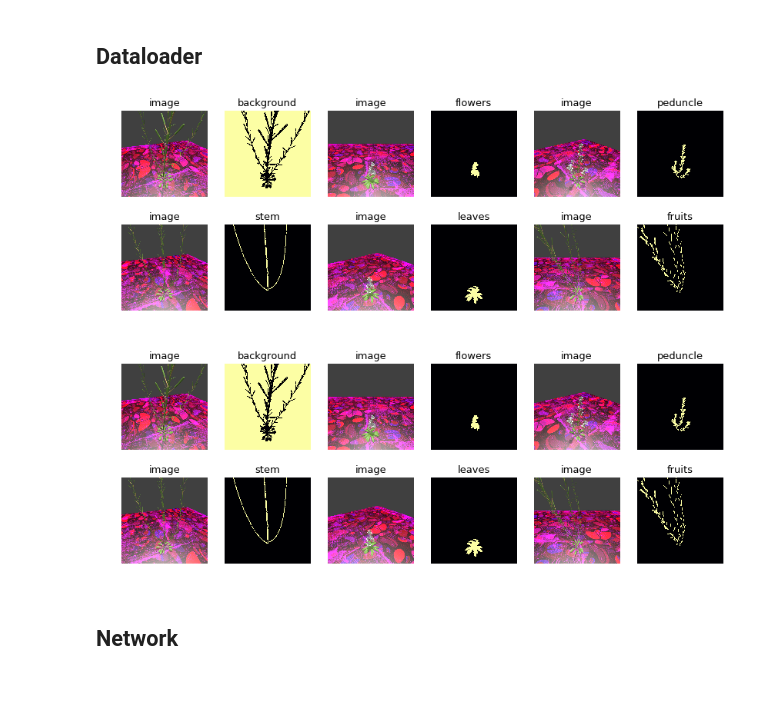
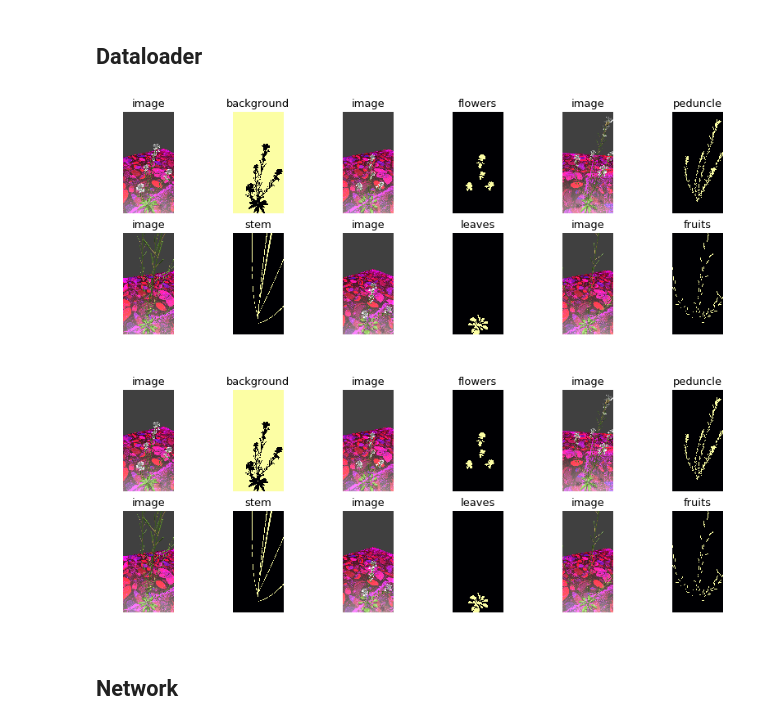
Before and after one commit to romi/romiseg, a Jupyter notebook: Unet Segmentation.ipynb, the cells around one changed output. Cells and saved outputs as stored; diff of their text form; code cells hidden in the pictures; blank space fills up the shorter version.

```diff
--- a/Unet Segmentation.ipynb
+++ b/Unet Segmentation.ipynb
@@ -39,44 +42,46 @@ def reverse_transform(inp):
 # %%
-B = 6
-labels_names = ['background', 'flowers', 'peduncle', 'stem', 'leaves', 'fruits']
+
 
 image_paths, target_paths = init_set('train')
+#image_paths = np.sort(glob.glob("segmentation_arabidopsis/arabidopsis999/images/*.png"))
+#target_paths = np.sort(glob.glob("segmentation_arabidopsis/arabidopsis999/labels/*.png"))
 
 
 
 trans = transforms.Compose([
-    transforms.CenterCrop((448, 448)),
+    #transforms.Resize((448, 896)),
+    transforms.CenterCrop((896, 448)),
     transforms.ToTensor(),
     #transforms.Normalize([0.485, 0.456, 0.406], [0.229, 0.224, 0.225]) # imagenet
 ])
 
 
 train_dataset = CustomDataset(image_paths, target_paths, transform = trans)
 train_loader = torch.utils.data.DataLoader(train_dataset, batch_size=B, shuffle=True, num_workers=1)
 
 images, label = next(iter(train_loader))
 
 #plot 4 images to visualize the data
 images_tot = []
 titles_tot = []
 for i in range(B):
     img = images[i]
     img = torchvision.transforms.ToPILImage()(img)
     images_tot.append(img)
     titles_tot.append('image')
     img = label[i,i,:,:].int()
     img = torchvision.transforms.ToPILImage()(img)
     images_tot.append(img)
     titles_tot.append(labels_names[i])
 
 g = alienlab.showclass()
-g.col_num = 6
+g.col_num = B
 g.figsize = ((14, 5))
 g.title_list = titles_tot
 g.showing(images_tot)
 # %% [output]
-[figure, old version]
+[figure, new version]
-[figure, old version]
+[figure, new version]
 # %% [markdown]
 ## Network
 # %%
```
Also changed, not shown: parts of 6 cells of this notebook, 6 other files.
